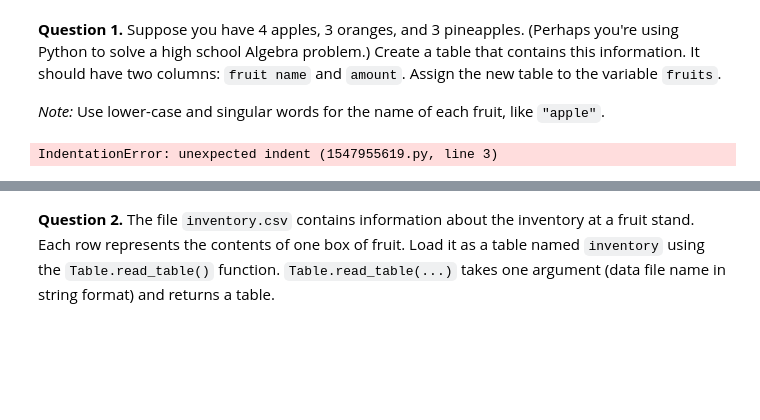
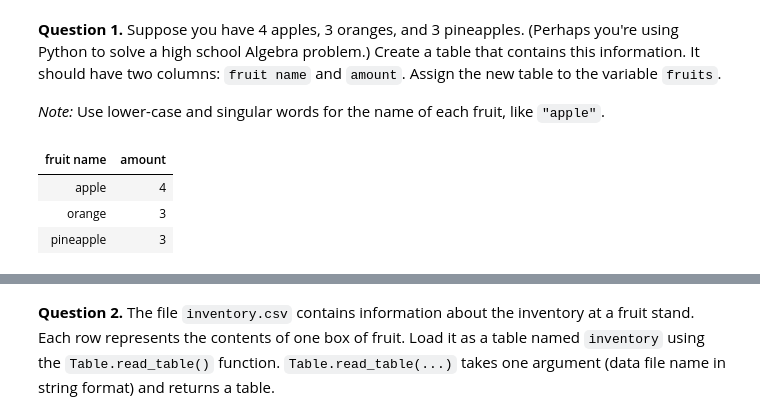
Before and after one commit to Jadenwill075/Intro-to-Data-Analytics, a Jupyter notebook: hw02.ipynb, the cells around one changed output, grey strips where cells are left out. Cells and saved outputs as stored; diff of their text form; code cells hidden in the pictures; blank space fills up the shorter version.

```diff
--- a/hw02.ipynb
+++ b/hw02.ipynb
@@ -459,11 +363,13 @@ q4_4 results:
 *Note:* Use lower-case and singular words for the name of each fruit, like `"apple"`.
 # %%
 # Our solution uses 1 statement split over 3 lines.
-fruits = ...
-        ...
-        ...
+fruits = Table().with_columns('fruit name', make_array('apple', 'orange', 'pineapple'), 'amount', make_array(4, 3, 3))
+
 fruits
 # %% [output]
-IndentationError: unexpected indent (1547955619.py, line 3)
+| fruit name | amount |
+| apple | 4 |
+| orange | 3 |
+| pineapple | 3 |
 # %%
 grader.check("q5_1")
```
Also changed, not shown: parts of 31 cells of this notebook, 1 other file.
